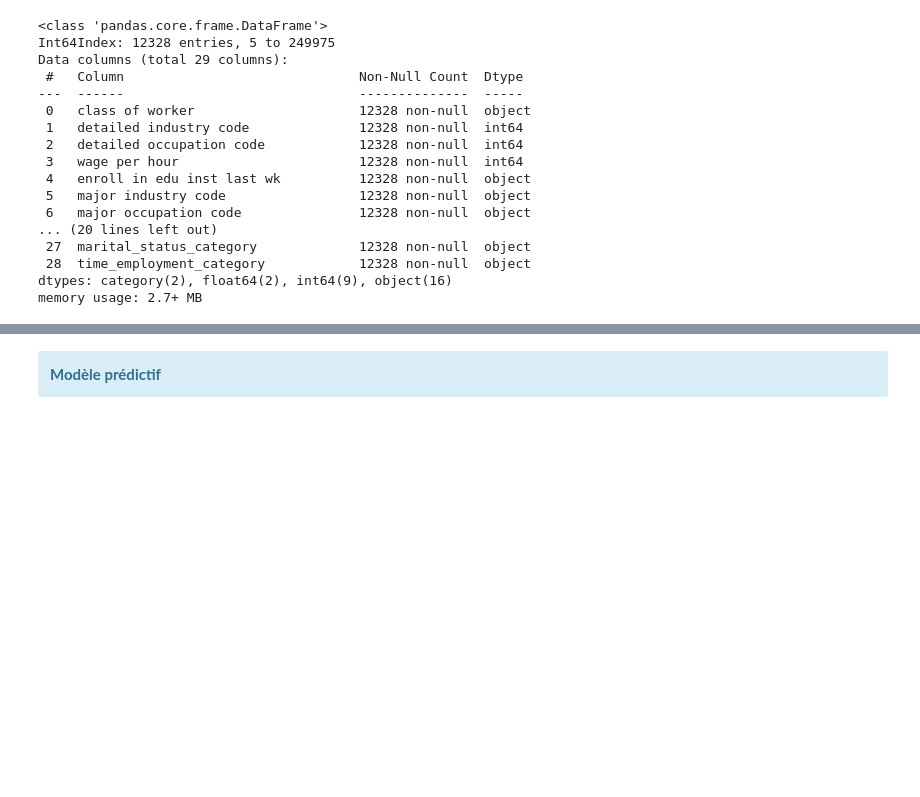
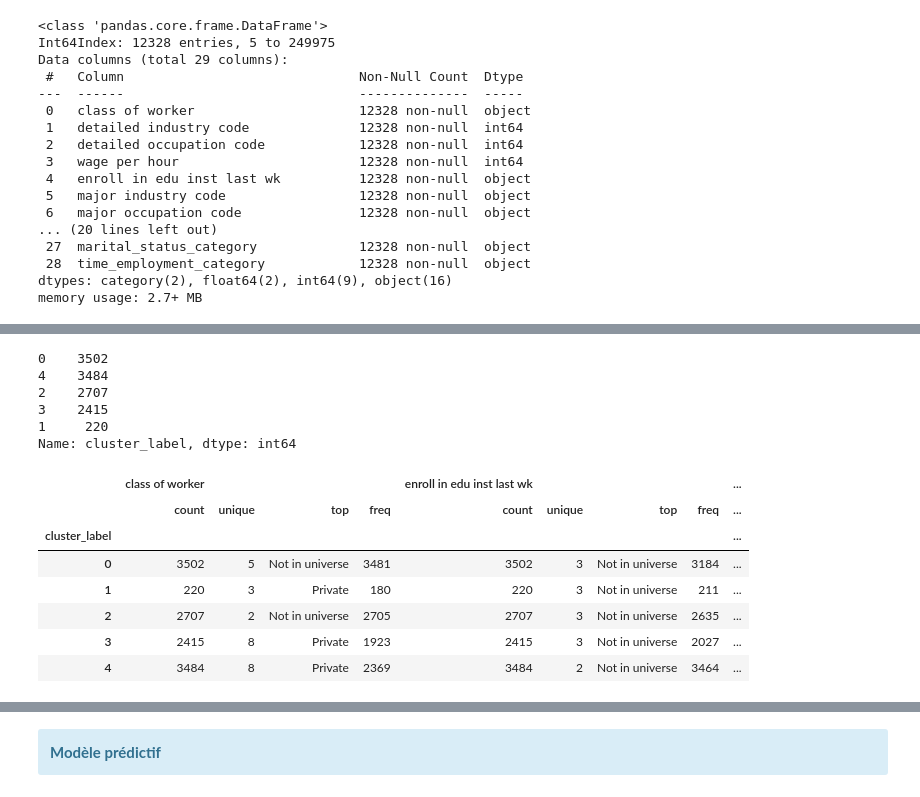
Before and after one commit to rgbodui/test-databeez, a Jupyter notebook: nb_gbodui_rj.ipynb, the cells around one changed output, grey strips where cells are left out. Saved outputs shown, nothing was run; the diff lists cells and outputs as text; code cells hidden in the pictures; blank space fills up the shorter version.

```diff
--- a/nb_gbodui_rj.ipynb
+++ b/nb_gbodui_rj.ipynb
@@ -955,0 +1075,9 @@ memory usage: 2.7+ MB
+# %%
+df_to_use['cluster_label'].value_counts()
+# %% [output]
+0    3502
+4    3484
+2    2707
+3    2415
+1     220
+Name: cluster_label, dtype: int64
@@ -955,0 +1096,11 @@ memory usage: 2.7+ MB
+# %%
+cluster_stats_cat1
+# %% [output]
+|  | class of worker |  |  |  | enroll in edu inst last wk |  |  |  | ... |
+|  | count | unique | top | freq | count | unique | top | freq | ... |
+| cluster_label |  |  |  |  |  |  |  |  | ... |
+| 0 | 3502 | 5 | Not in universe | 3481 | 3502 | 3 | Not in universe | 3184 | ... |
+| 1 | 220 | 3 | Private | 180 | 220 | 3 | Not in universe | 211 | ... |
+| 2 | 2707 | 2 | Not in universe | 2705 | 2707 | 3 | Not in universe | 2635 | ... |
+| 3 | 2415 | 8 | Private | 1923 | 2415 | 3 | Not in universe | 2027 | ... |
+| 4 | 3484 | 8 | Private | 2369 | 3484 | 2 | Not in universe | 3464 | ... |
```
Also changed, not shown: parts of 28 cells of this notebook.
